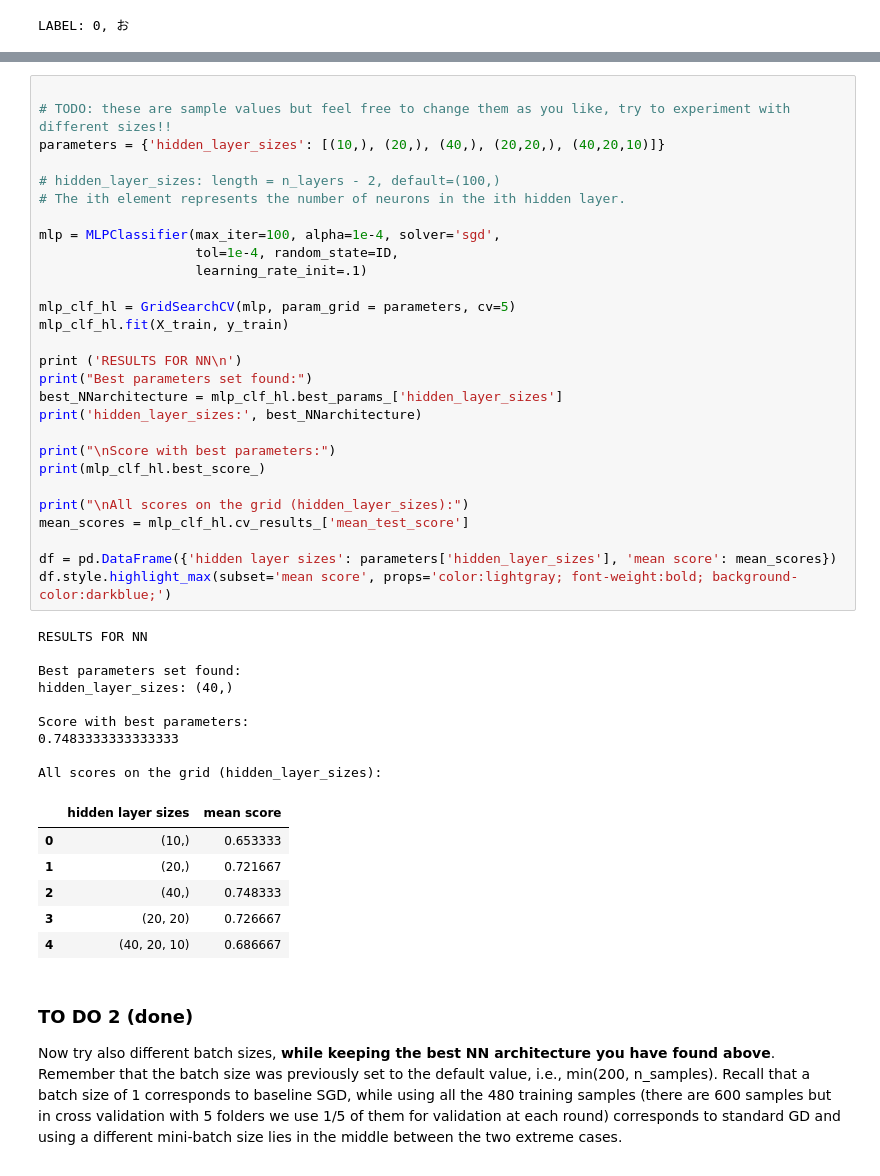
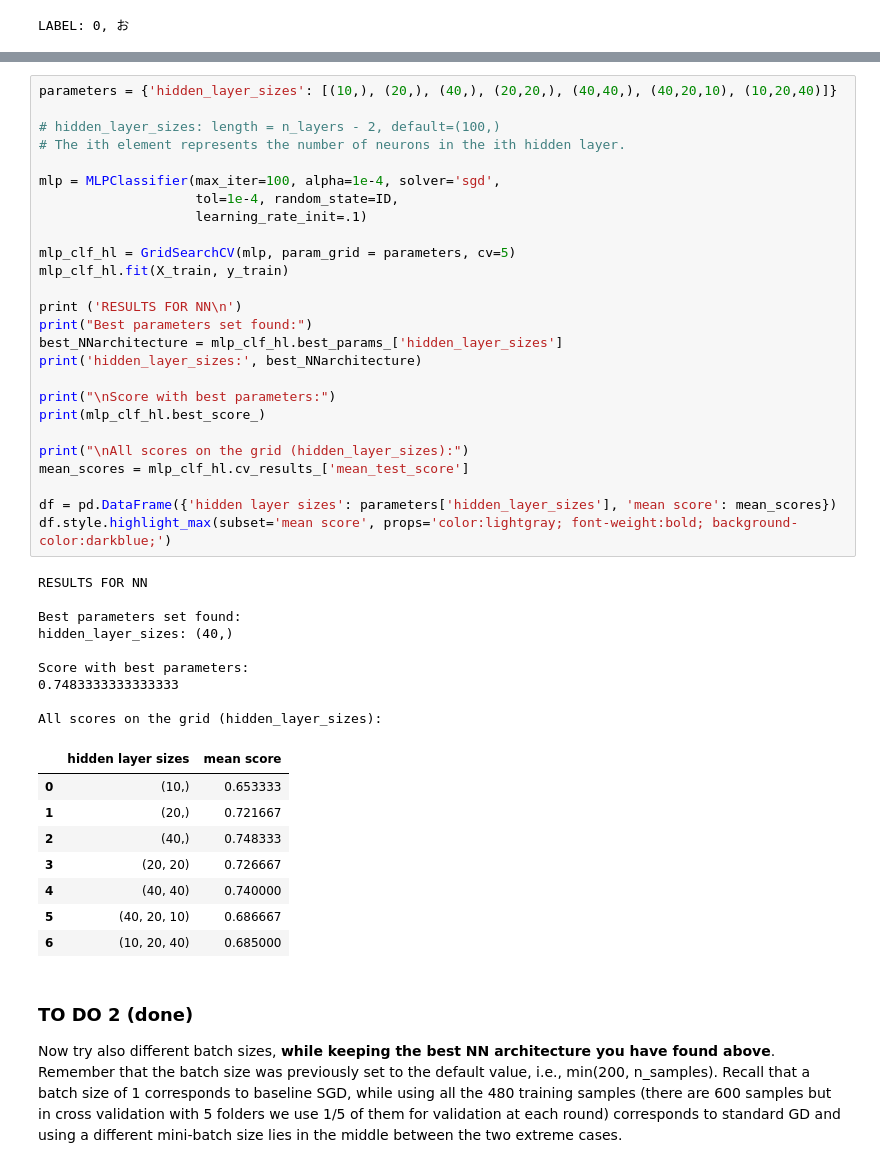
Before and after one commit to NicolaZomer/MachineLearning_Y2122, a Jupyter notebook: lab3/LAB3_Characters_Classification_with_Neural_Networks.ipynb, the cells around one changed output, grey strips where cells are left out. Saved outputs shown, nothing was run; the diff lists cells and outputs as text.

```diff
--- a/lab3/LAB3_Characters_Classification_with_Neural_Networks.ipynb
+++ b/lab3/LAB3_Characters_Classification_with_Neural_Networks.ipynb
@@ -168,7 +165,5 @@ Useful URLs:
 # %%
-
-# TODO: these are sample values but feel free to change them as you like, try to experiment with different sizes!!
-parameters = {'hidden_layer_sizes': [(10,), (20,), (40,), (20,20,), (40,20,10)]}
+parameters = {'hidden_layer_sizes': [(10,), (20,), (40,), (20,20,), (40,40,), (40,20,10), (10,20,40)]}
 
 # hidden_layer_sizes: length = n_layers - 2, default=(100,)
 # The ith element represents the number of neurons in the ith hidden layer.
@@ -181,34 +176,36 @@ mlp_clf_hl = GridSearchCV(mlp, param_grid = parameters, cv=5)
 mlp_clf_hl.fit(X_train, y_train)
 
 print ('RESULTS FOR NN\n')
 print("Best parameters set found:")
 best_NNarchitecture = mlp_clf_hl.best_params_['hidden_layer_sizes']
 print('hidden_layer_sizes:', best_NNarchitecture)
 
 print("\nScore with best parameters:")
 print(mlp_clf_hl.best_score_)
 
 print("\nAll scores on the grid (hidden_layer_sizes):")
 mean_scores = mlp_clf_hl.cv_results_['mean_test_score']
 
 df = pd.DataFrame({'hidden layer sizes': parameters['hidden_layer_sizes'], 'mean score': mean_scores})
 df.style.highlight_max(subset='mean score', props='color:lightgray; font-weight:bold; background-color:darkblue;')
 # %% [output]
 RESULTS FOR NN
 
 Best parameters set found:
 hidden_layer_sizes: (40,)
 
 Score with best parameters:
 0.7483333333333333
 
 All scores on the grid (hidden_layer_sizes):
 |  | hidden layer sizes | mean score |
 | 0 | (10,) | 0.653333 |
 | 1 | (20,) | 0.721667 |
 | 2 | (40,) | 0.748333 |
 | 3 | (20, 20) | 0.726667 |
-| 4 | (40, 20, 10) | 0.686667 |
+| 4 | (40, 40) | 0.740000 |
+| 5 | (40, 20, 10) | 0.686667 |
+| 6 | (10, 20, 40) | 0.685000 |
 # %% [markdown]
 ### TO DO 2 (done)
 
```
Also changed, not shown: parts of 22 cells of this notebook.
